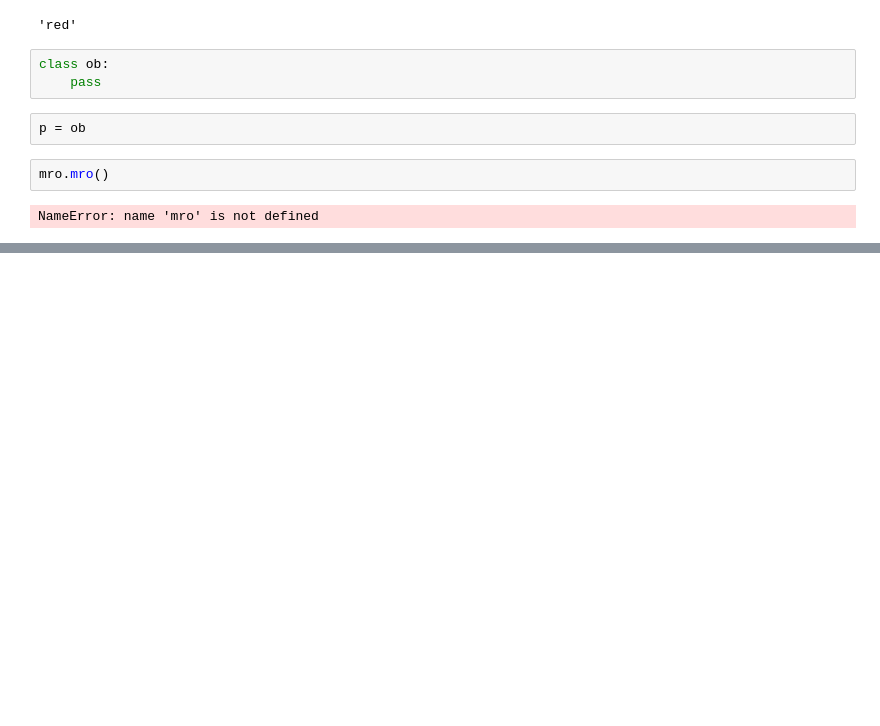
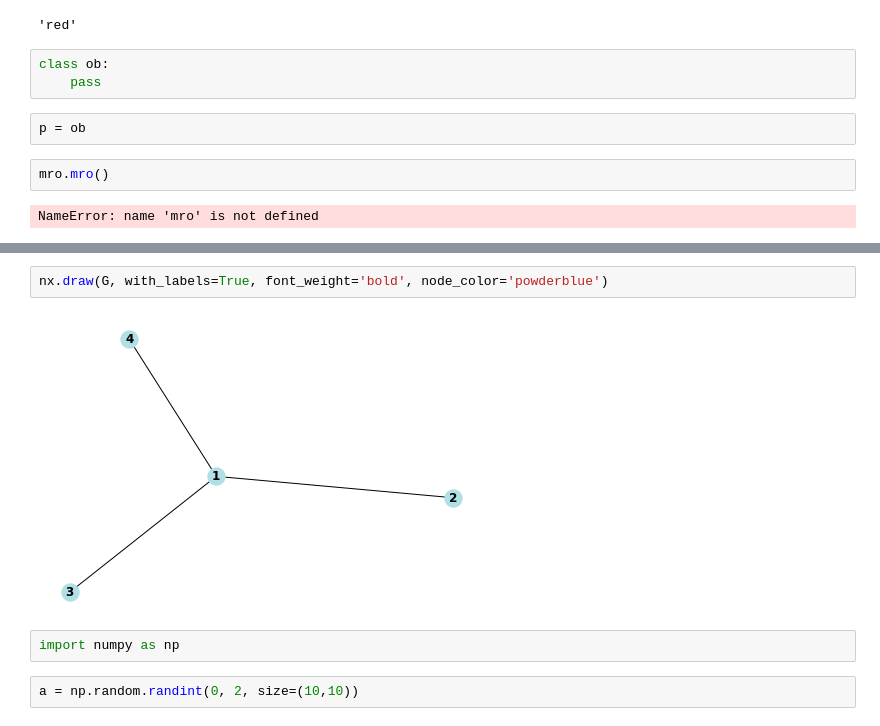
Before and after one commit to jaumecolomhernandez/autoconfig-openthread, a Jupyter notebook: commissioning-tests.ipynb, the cells around one changed output, grey strips where cells are left out. Saved outputs shown, nothing was run; the diff lists cells and outputs as text; blank space fills up the shorter version.

```diff
--- a/commissioning-tests.ipynb
+++ b/commissioning-tests.ipynb
@@ -249,0 +291,8 @@ NameError: name 'mro' is not defined
+# %%
+nx.draw(G, with_labels=True, font_weight='bold', node_color='powderblue')
+# %% [output]
+[figure, added]
+# %%
+import numpy as np
+# %%
+a = np.random.randint(0, 2, size=(10,10))
```
Also changed, not shown: parts of 27 cells of this notebook, 4 other files.
